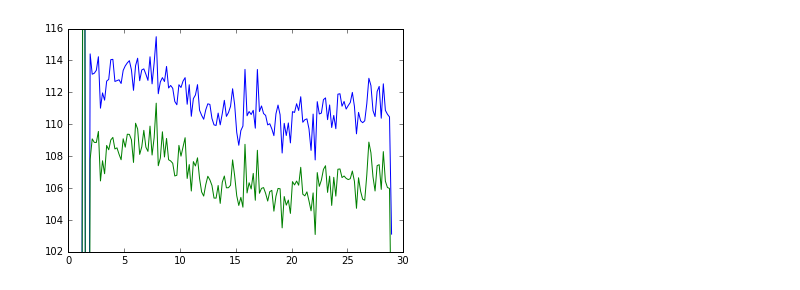
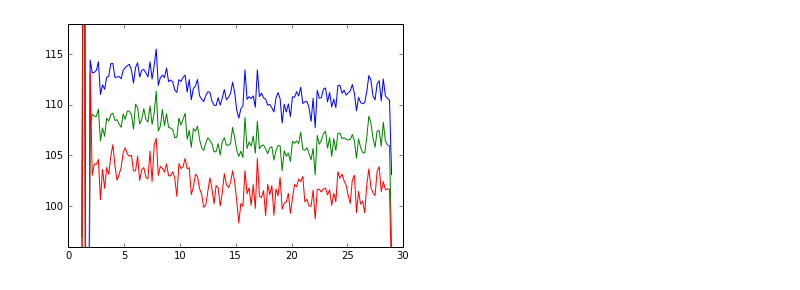
Before and after one commit to sioan/softXRayDataAndControls, a Jupyter notebook: experimentSpecificFiles/sxri0414/jupyter/analysis_run81.ipynb, the cells around one changed output. Saved outputs shown, nothing was run; the diff lists cells and outputs as text; code cells hidden in the pictures.

```diff
--- a/experimentSpecificFiles/sxri0414/jupyter/analysis_run81.ipynb
+++ b/experimentSpecificFiles/sxri0414/jupyter/analysis_run81.ipynb
@@ -69,25 +68,36 @@ my_dict['corrected_time'] = (2/.3*(my_dict['delayStage']-delay_stage_offset)+tim
 #hist(abs(my_dict['timeToolOpal/time_pixel']),bins=arange(200,550,4))
 #show()
 # %%
+#putting data into shorter variables cause I'm tired of typing
 x = my_dict['GMD'][my_mask]
 y = my_dict['acqiris2/amplitude'][my_mask]
 sy = my_dict['acqiris2/uncertainty_cov'][my_mask]
 z = my_dict['corrected_time'][my_mask]
 myValues = array([x,y,z,sy]).transpose()
 my_bins = arange(-6.0,35,0.185)
+
+#defining truncated mean
+def quartile_mean(x):
+    return stats.trim_mean(x, 0.25)
 # %%
 #removing the vectorized custom binned statistic and replacing with supported one
 #first one below is the unweighted average
 binned_acqiris = binned_statistic_dd(z,y,bins=[my_bins],statistic=average)
 binned_GMD = binned_statistic_dd(z,x,bins=[my_bins],statistic=average)
 plot(my_bins[:-1],(binned_acqiris.statistic/binned_GMD.statistic)[::-1]+4)
 
 #the one below is the weighted average
 binned_weighted_acqiris = binned_statistic_dd(z,y/sy,bins=[my_bins],statistic=average)
 binned_weights = binned_statistic_dd(z,1.0/sy,bins=[my_bins],statistic=average)
 binned_GMD = binned_statistic_dd(z,x,bins=[my_bins],statistic=average)
 plot(my_bins[:-1],(binned_weighted_acqiris.statistic/binned_weights.statistic/binned_GMD.statistic)[::-1])
-ylim(102,116)
+
+#the one below is the trunctated mean
+binned_acqiris = binned_statistic_dd(z,y,bins=[my_bins],statistic=quartile_mean)
+binned_GMD = binned_statistic_dd(z,x,bins=[my_bins],statistic=quartile_mean)
+plot(my_bins[:-1],(binned_acqiris.statistic/binned_GMD.statistic)[::-1]-6)
+
+ylim(96,118)
 show()
 # %% [output]
-[figure, old version]
+[figure, new version]
```
Also changed, not shown: parts of 3 cells of this notebook, 8 other files.
